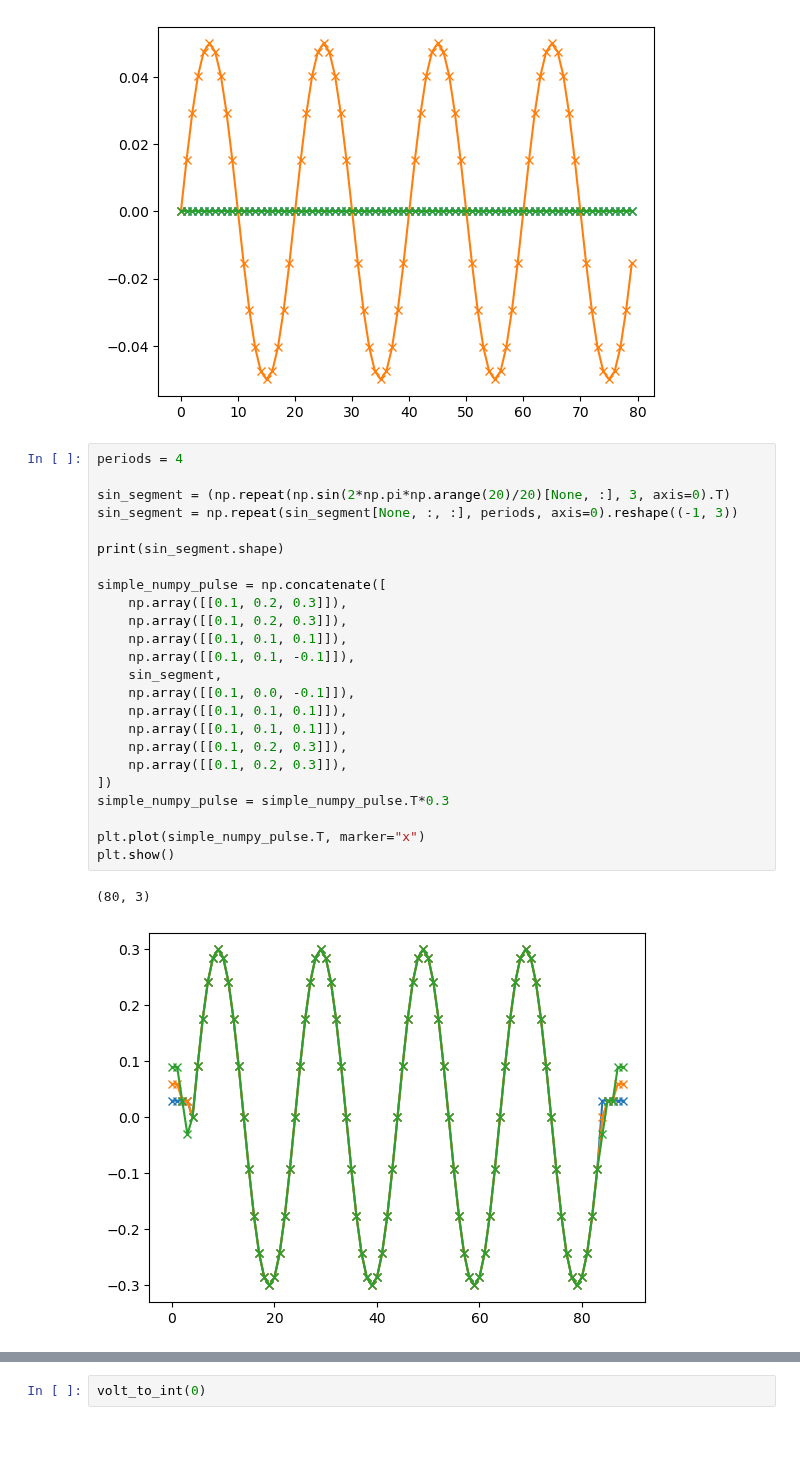
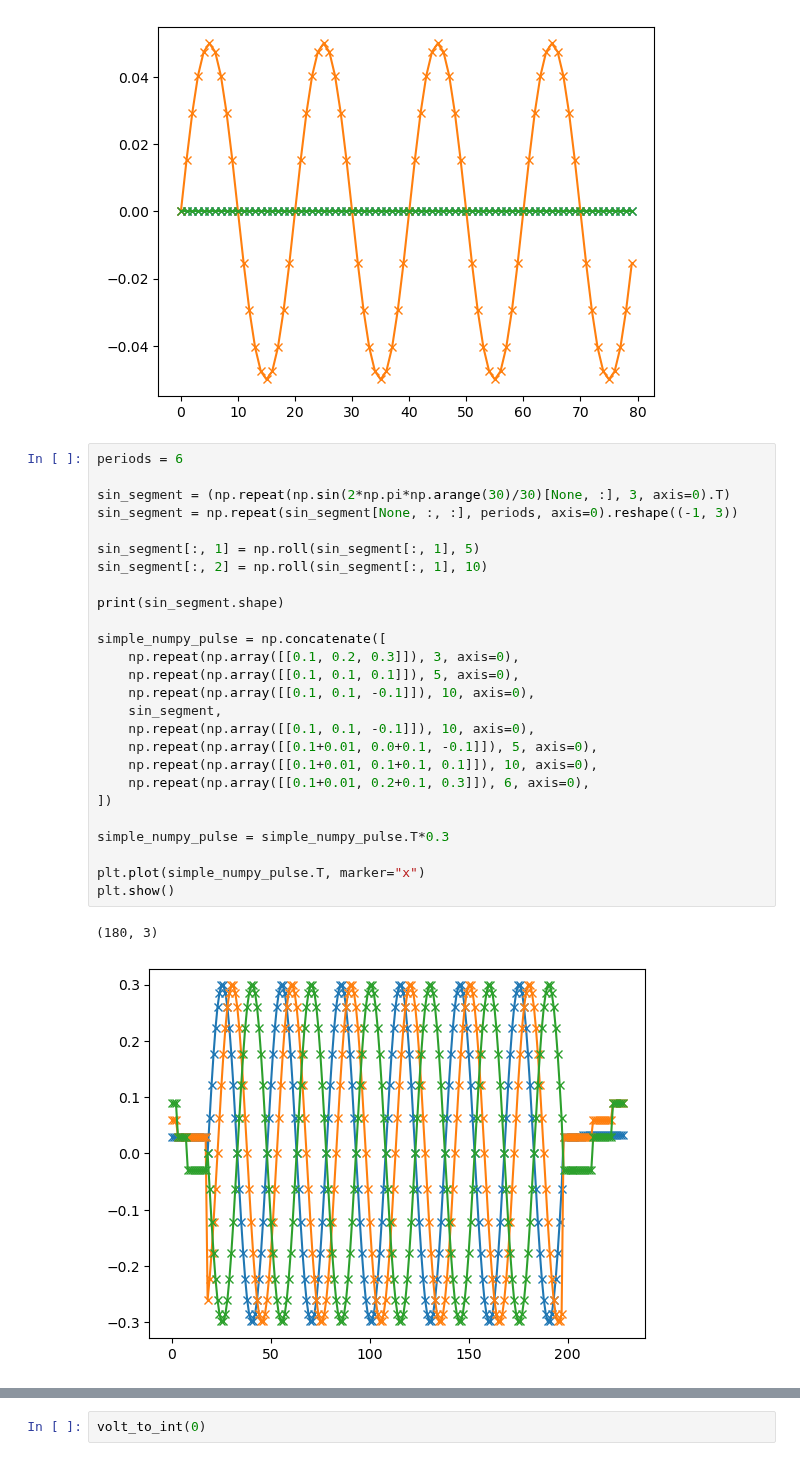
Before and after one commit to qutech/qupulse, a Jupyter notebook: qupulse/examples/DecadacProgramBuilder.ipynb, the cells around one changed output, grey strips where cells are left out. Cells and saved outputs as stored; diff of their text form.

```diff
--- a/qupulse/examples/DecadacProgramBuilder.ipynb
+++ b/qupulse/examples/DecadacProgramBuilder.ipynb
@@ -687,29 +687,31 @@ plt.show()
 # %% [output]
 [figure]
 # %%
-periods = 4
+periods = 6
 
-sin_segment = (np.repeat(np.sin(2*np.pi*np.arange(20)/20)[None, :], 3, axis=0).T)
+sin_segment = (np.repeat(np.sin(2*np.pi*np.arange(30)/30)[None, :], 3, axis=0).T)
 sin_segment = np.repeat(sin_segment[None, :, :], periods, axis=0).reshape((-1, 3))
+
+sin_segment[:, 1] = np.roll(sin_segment[:, 1], 5)
+sin_segment[:, 2] = np.roll(sin_segment[:, 1], 10)
 
 print(sin_segment.shape)
 
 simple_numpy_pulse = np.concatenate([
-    np.array([[0.1, 0.2, 0.3]]),
-    np.array([[0.1, 0.2, 0.3]]),
-    np.array([[0.1, 0.1, 0.1]]),
-    np.array([[0.1, 0.1, -0.1]]),
+    np.repeat(np.array([[0.1, 0.2, 0.3]]), 3, axis=0),
+    np.repeat(np.array([[0.1, 0.1, 0.1]]), 5, axis=0),
+    np.repeat(np.array([[0.1, 0.1, -0.1]]), 10, axis=0),
     sin_segment,
-    np.array([[0.1, 0.0, -0.1]]),
-    np.array([[0.1, 0.1, 0.1]]),
-    np.array([[0.1, 0.1, 0.1]]),
-    np.array([[0.1, 0.2, 0.3]]),
-    np.array([[0.1, 0.2, 0.3]]),
+    np.repeat(np.array([[0.1, 0.1, -0.1]]), 10, axis=0),
+    np.repeat(np.array([[0.1+0.01, 0.0+0.1, -0.1]]), 5, axis=0),
+    np.repeat(np.array([[0.1+0.01, 0.1+0.1, 0.1]]), 10, axis=0),
+    np.repeat(np.array([[0.1+0.01, 0.2+0.1, 0.3]]), 6, axis=0),
 ])
+
 simple_numpy_pulse = simple_numpy_pulse.T*0.3
 
 plt.plot(simple_numpy_pulse.T, marker="x")
 plt.show()
 # %% [output]
-(80, 3)
+(180, 3)
-[figure, old version]
+[figure, new version]
```
Also changed, not shown: parts of 3 cells of this notebook, 1 other file.
